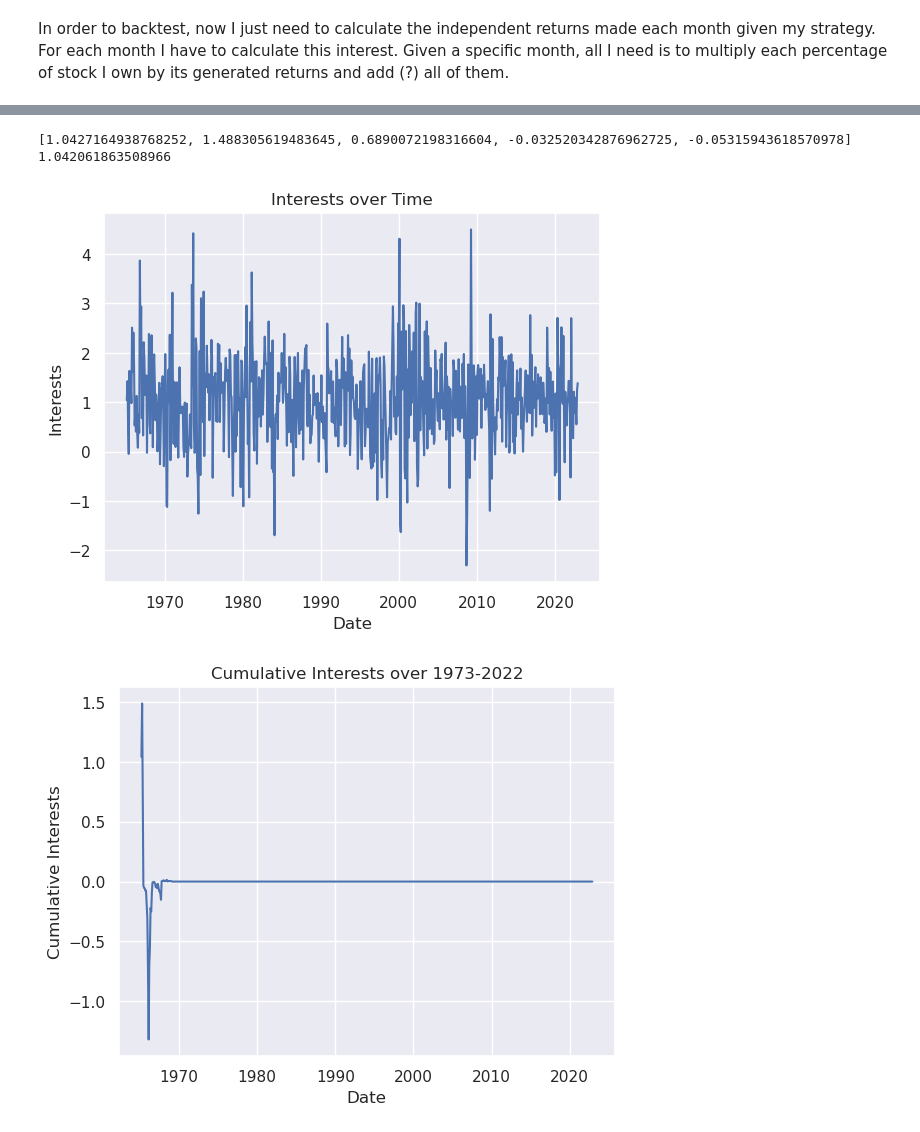
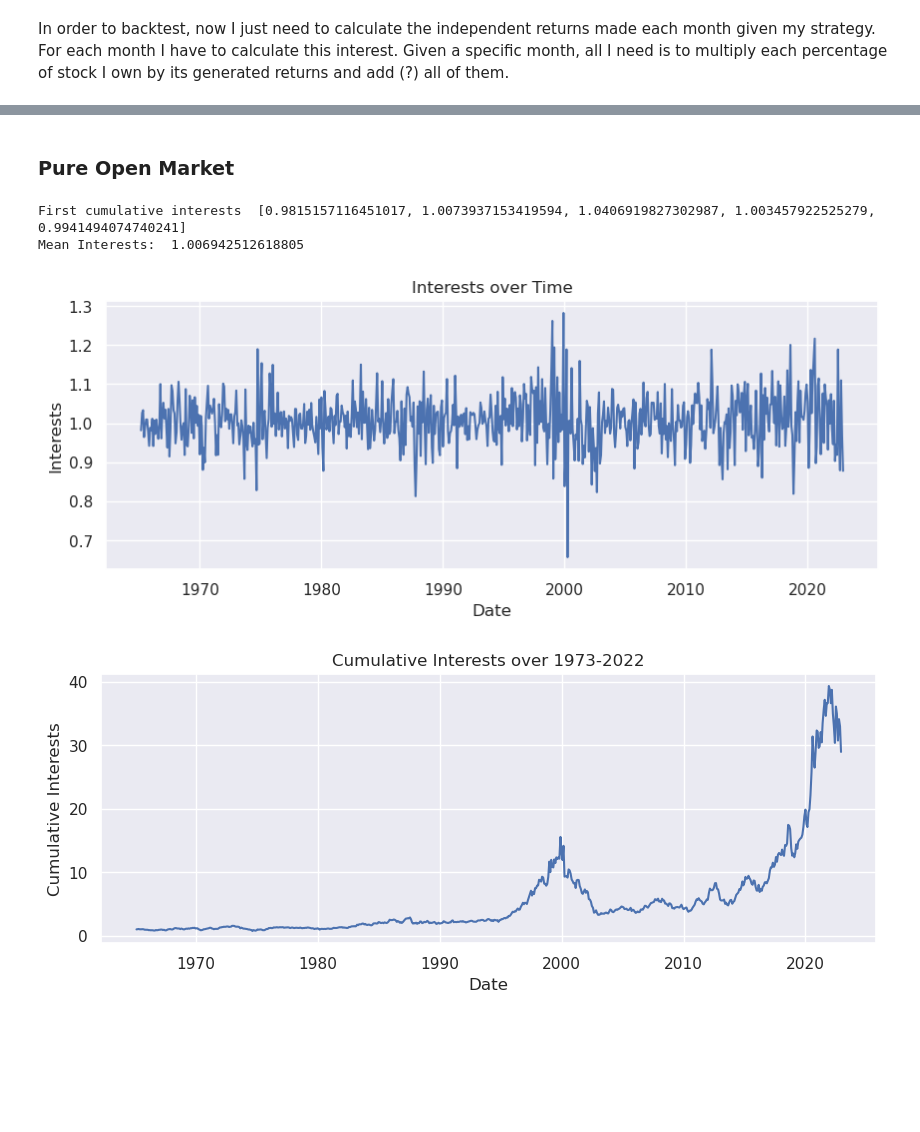
Before and after one commit to pedrou2000/mathematical_finance, a Jupyter notebook: 2-open_markets_project/2-open_market_moving_universe.ipynb, the cells around one changed output, grey strips where cells are left out. Drawn from its saved outputs; the diff is of its cells as text; code cells hidden in the pictures; blank space fills up the shorter version.

```diff
--- a/2-open_markets_project/2-open_market_moving_universe.ipynb
+++ b/2-open_markets_project/2-open_market_moving_universe.ipynb
@@ -1370,35 +1215,20 @@ def plot_interests(dates, interests):
 # %%
 def plot_cumulative_interests(dates, cumulative_interests):
-    # Create a figure and axis
-    fig, ax = plt.subplots()
-
-    # Plot the data
+    fig, ax = plt.subplots(figsize=(10, 3.5))
     ax.plot(dates, cumulative_interests)
-
-    # Set labels and title
     ax.set_xlabel("Date")
     ax.set_ylabel("Cumulative Interests")
     ax.set_title("Cumulative Interests over 1973-2022")
-
-    # Display the plot
     plt.show()
+    plt.close()
 # %%
 def plot_cumulative_interests_years(dates, cumulative_interests, years):
     months = 12 * years
-    # months = 2
-
-    # Create a figure and axis
-    fig, ax = plt.subplots()
-
-    # Plot the data
+    fig, ax = plt.subplots(figsize=(10, 3.5))
     ax.plot(dates[0:months], cumulative_interests[0:months])
-
-    # Set labels and title
     ax.set_xlabel("Date")
     ax.set_ylabel("Cumulative Interests")
     ax.set_title("Cumulative Interests during the first " + str(years) + " years.")
-
-    # Display the plot
     plt.show()
     plt.close()
 # %% [markdown]
@@ -1422,20 +1236,21 @@ optimal_strategy_percentage_mixed.head(2)
+# %% [markdown]
+### Pure Open Market
+# %%
+N = 1
+a = compute_a_direct_log(weights_by_rank_df=weights_by_rank)
+strategy = compute_weights_optimal_pure_open(N=N, a=a, weights_by_rank=weights_by_rank)
+dates_list = strategy.index.tolist()
+
+interests, cumulative_interests = backtest(dates=dates_list, strategy=strategy)
 # %%
-a = compute_a_direct_log(weights_by_rank_df=weights_by_rank)
-optimal_strategy_percentage = compute_weights_optimal_pure_open(N=50, a=smoothed_a, weights_by_rank=weights_by_rank)
-optimal_strategy_percentage_mixed = compute_weights_optimal_mixed_open(N=50, a=a, weights_by_rank=weights_by_rank)
-
-dates_list = optimal_strategy_percentage.index.tolist()
-# print(dates_list[0:2])
-
-interests, cumulative_interests = backtest(dates=dates_list, strategy=optimal_strategy_percentage_mixed)
-
-print(cumulative_interests[0:5])
-print(np.mean(interests))
+years = 1
+print('First cumulative interests ', cumulative_interests[0:5])
+print('Mean Interests: ', np.mean(interests))
 plot_interests(dates_list, interests)
 plot_cumulative_interests(dates=dates_list, cumulative_interests=cumulative_interests)
-plot_cumulative_interests_years(dates=dates_list, cumulative_interests=cumulative_interests, years=1)
+plot_cumulative_interests_years(dates=dates_list, cumulative_interests=cumulative_interests, years=years)
 # %% [output]
-[1.0427164938768252, 1.488305619483645, 0.6890072198316604, -0.032520342876962725, -0.05315943618570978]
-1.042061863508966
+First cumulative interests  [0.9815157116451017, 1.0073937153419594, 1.0406919827302987, 1.003457922525279, 0.9941494074740241]
+Mean Interests:  1.006942512618805
-[figure, old version]
+[figure, new version]
-[figure, old version]
+[figure, new version]
```
Also changed, not shown: parts of 88 cells of this notebook.
